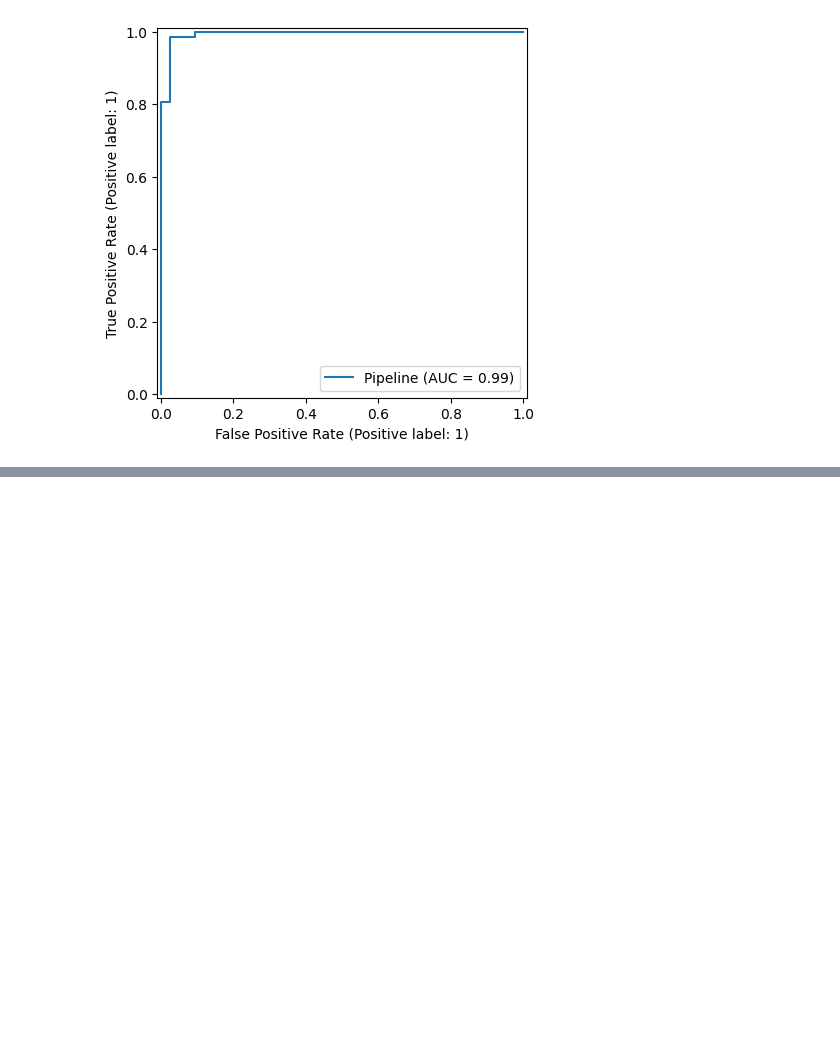
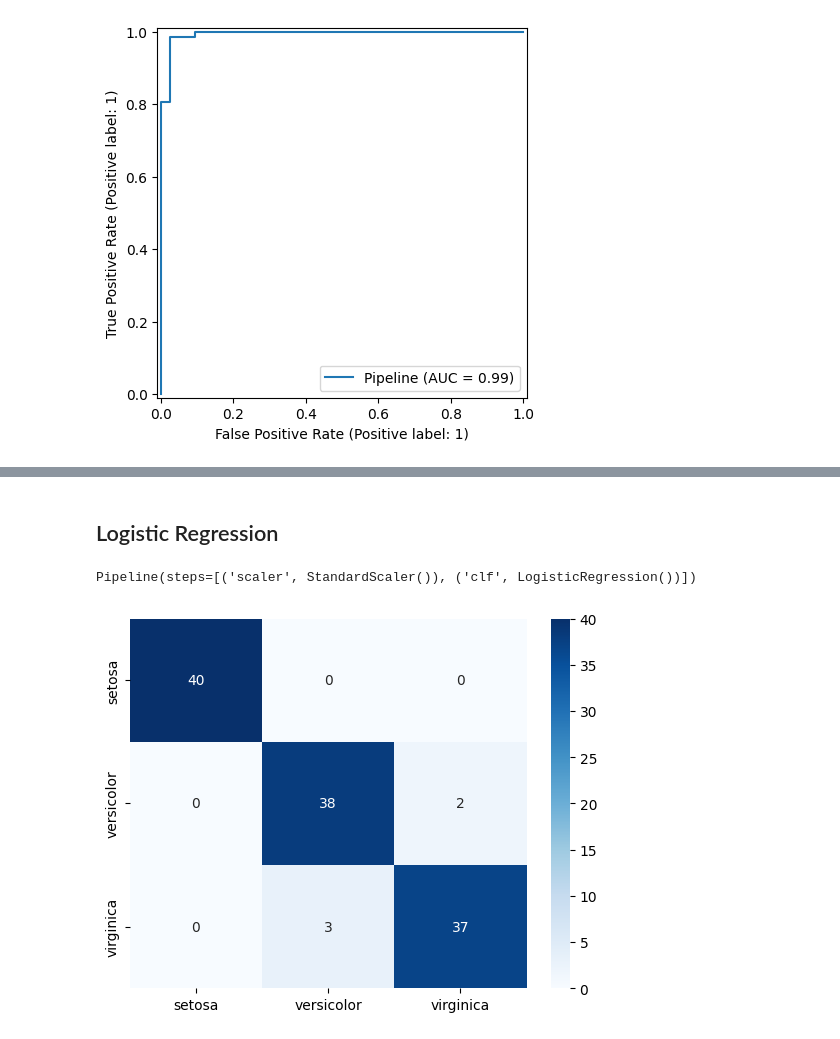
Before and after one commit to JakeOh/202505_BD50, a Jupyter notebook: lab_da/ml09_classification.ipynb, the cells around one changed output, grey strips where cells are left out. Cells and saved outputs as stored; diff of their text form; code cells hidden in the pictures; blank space fills up the shorter version.

```diff
--- a/lab_da/ml09_classification.ipynb
+++ b/lab_da/ml09_classification.ipynb
@@ -482,0 +566,19 @@ plt.show()
+# %% [markdown]
+## Logistic Regression
+# %%
+logit = Pipeline(steps=[('scaler', StandardScaler()),
+                        ('clf', LogisticRegression())])
+# %%
+logit.fit(X_train, y_train)
+# %% [output]
+Pipeline(steps=[('scaler', StandardScaler()), ('clf', LogisticRegression())])
+# %%
+train_pred = logit.predict(X_train)
+# %%
+cm_train = confusion_matrix(y_train, train_pred)
+# %%
+sns.heatmap(data=cm_train, cmap='Blues', annot=True, fmt='d',
+            xticklabels=iris.target_names, yticklabels=iris.target_names)
+plt.show()
+# %% [output]
+[figure, added]
```
Also changed, not shown: parts of 47 cells of this notebook.
